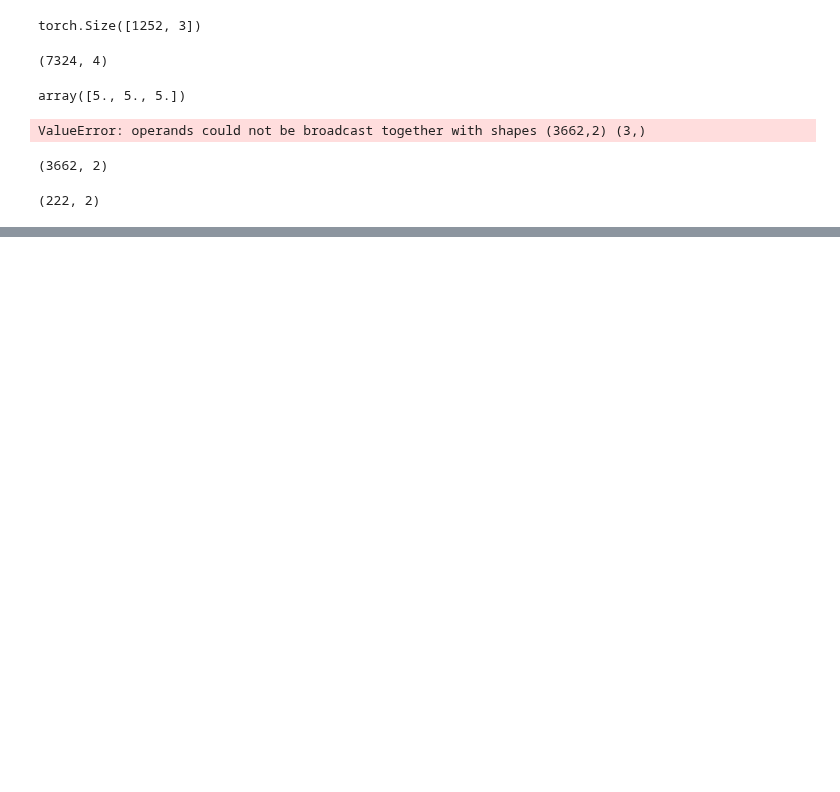
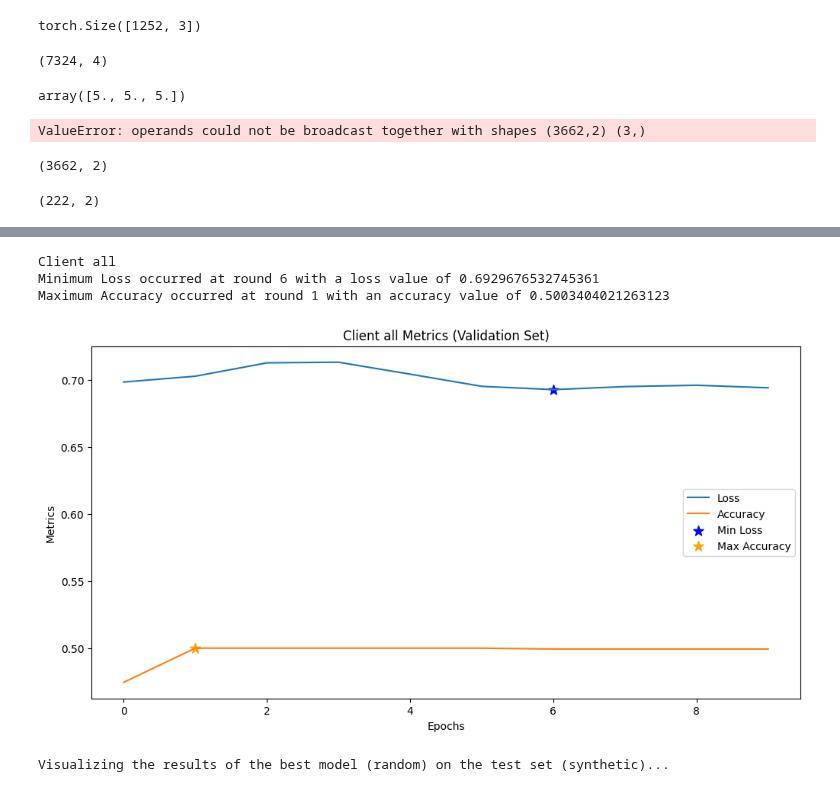
Before and after one commit to dariofenoglio98/CF_FL, a Jupyter notebook: trash.ipynb, the cells around one changed output, grey strips where cells are left out. Cells and saved outputs as stored; diff of their text form; code cells hidden in the pictures; blank space fills up the shorter version.

Commit message:
accuracy + privacy_intrusive_CL + 20clients

```diff
--- a/trash.ipynb
+++ b/trash.ipynb
@@ -278,0 +361,57 @@ np.zeros((222, 2)).shape
+# %%
+# Plot loss and accuracy using the previous lists
+utils.plot_loss_and_accuracy_centralized(loss_val, acc_val, data_type=data_type, client_id="all", image_folder=config['image_folder'], show=False, name_fig="privacy_intrusive_CL")
+# %% [output]
+Client all
+Minimum Loss occurred at round 6 with a loss value of 0.6929676532745361
+Maximum Accuracy occurred at round 1 with an accuracy value of 0.5003404021263123
+[figure, added]
+# %%
+    best_model_round=None
+    model=model_network
+    model_path=model_path
+
+    # read arguments
+    data_type=data_type
+    dataset=dataset
+
+    # check device
+
+    # load data
+    df_test = pd.read_csv(f"data/df_{dataset}_{data_type}_test.csv")
+    if dataset == "breast":
+        df_test = df_test.drop(columns=["Unnamed: 0"])
+    #df_test = df_test.astype(int)
+    # Dataset split
+    X = df_test.drop('Labels', axis=1)
+    y = df_test['Labels']
+
+    # scale data
+    X_test = utils.min_max_scaler(X.values, dataset=dataset)
+    X_test = torch.Tensor(X_test).float().to(device)
+
+    model = model(config).to(device)
+    if best_model_round == None:
+        model.load_state_dict(torch.load(model_path))
+    else:
+        model.load_state_dict(torch.load(config['checkpoint_folder'] + f"{data_type}/model_round_{best_model_round}.pth"))
+    # evaluate
+    model.eval()
+    with torch.no_grad():
+        if model.__class__.__name__ == "Net":
+            H_test, x_reconstructed, q, p, H2_test, x_prime, q_prime, p_prime, y_prime = model(X_test, include=False)
+        elif model.__class__.__name__ == "ConceptVCNet":
+            H_test, x_reconstructed, q, y_prime, H2_test = model(X_test, include=False)
+            x_prime = x_reconstructed
+
+    X_test_rescaled = utils.inverse_min_max_scaler(X_test.detach().cpu().numpy(), dataset=dataset)
+    x_prime_rescaled = utils.inverse_min_max_scaler(x_prime.detach().cpu().numpy(), dataset=dataset)
+    if config["output_round"]:
+        X_test_rescaled = np.round(X_test_rescaled)
+        x_prime_rescaled = np.round(x_prime_rescaled)
+
+    # visualize
+    utils.visualize_examples(H_test, H2_test, x_prime_rescaled, y_prime, X_test_rescaled, data_type, dataset, config=config)
+    # return H_
+# %% [output]
+Visualizing the results of the best model (random) on the test set (synthetic)...
```
Also changed, not shown: parts of 4 cells of this notebook, 5 other files.
